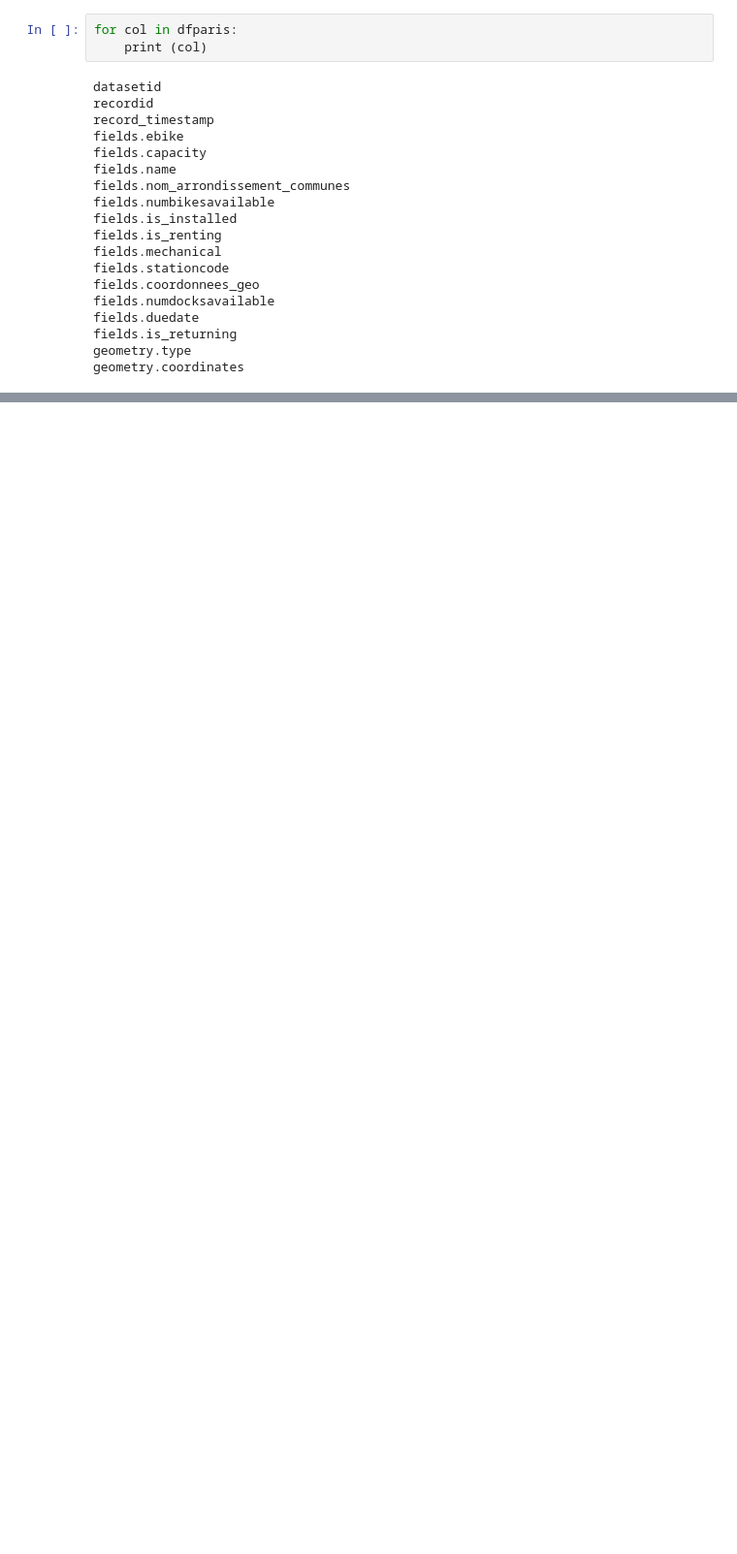
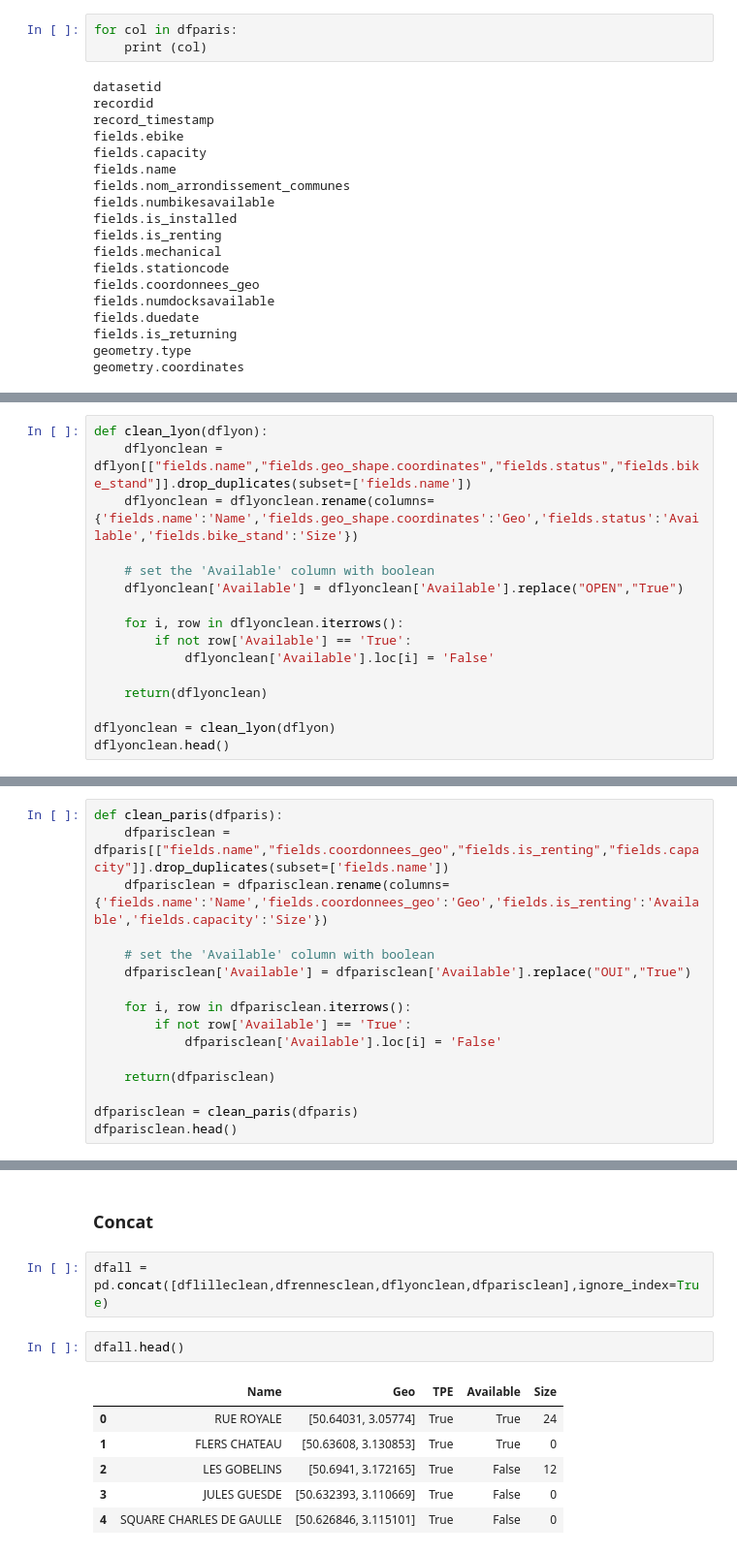
Before and after one commit to AlexandreVerept/velomongoISENVereptGreff, a Jupyter notebook: testsJupyter/test_jupyter.ipynb, the cells around one changed output, grey strips where cells are left out. Shown: that part at 97% size. Cells and saved outputs as stored; diff of their text form; blank space fills up the shorter version.

```diff
--- a/testsJupyter/test_jupyter.ipynb
+++ b/testsJupyter/test_jupyter.ipynb
@@ -163,0 +244,16 @@ geometry.coordinates
+# %%
+def clean_lyon(dflyon):
+    dflyonclean = dflyon[["fields.name","fields.geo_shape.coordinates","fields.status","fields.bike_stand"]].drop_duplicates(subset=['fields.name'])
+    dflyonclean = dflyonclean.rename(columns={'fields.name':'Name','fields.geo_shape.coordinates':'Geo','fields.status':'Available','fields.bike_stand':'Size'})
+
+    # set the 'Available' column with boolean
+    dflyonclean['Available'] = dflyonclean['Available'].replace("OPEN","True")
+
+    for i, row in dflyonclean.iterrows():
+        if not row['Available'] == 'True':
+            dflyonclean['Available'].loc[i] = 'False'
+
+    return(dflyonclean)
+
+dflyonclean = clean_lyon(dflyon)
+dflyonclean.head()
@@ -163,0 +267,16 @@ geometry.coordinates
+# %%
+def clean_paris(dfparis):
+    dfparisclean = dfparis[["fields.name","fields.coordonnees_geo","fields.is_renting","fields.capacity"]].drop_duplicates(subset=['fields.name'])
+    dfparisclean = dfparisclean.rename(columns={'fields.name':'Name','fields.coordonnees_geo':'Geo','fields.is_renting':'Available','fields.capacity':'Size'})
+
+    # set the 'Available' column with boolean
+    dfparisclean['Available'] = dfparisclean['Available'].replace("OUI","True")
+
+    for i, row in dfparisclean.iterrows():
+        if not row['Available'] == 'True':
+            dfparisclean['Available'].loc[i] = 'False'
+
+    return(dfparisclean)
+
+dfparisclean = clean_paris(dfparis)
+dfparisclean.head()
@@ -163,0 +298,13 @@ geometry.coordinates
+# %% [markdown]
+### Concat
+# %%
+dfall = pd.concat([dflilleclean,dfrennesclean,dflyonclean,dfparisclean],ignore_index=True)
+# %%
+dfall.head()
+# %% [output]
+|  | Name | Geo | TPE | Available | Size |
+| 0 | RUE ROYALE | [50.64031, 3.05774] | True | True | 24 |
+| 1 | FLERS CHATEAU | [50.63608, 3.130853] | True | True | 0 |
+| 2 | LES GOBELINS | [50.6941, 3.172165] | True | False | 12 |
+| 3 | JULES GUESDE | [50.632393, 3.110669] | True | False | 0 |
+| 4 | SQUARE CHARLES DE GAULLE | [50.626846, 3.115101] | True | False | 0 |
```
Also changed, not shown: parts of 10 cells of this notebook, 1 other file.
